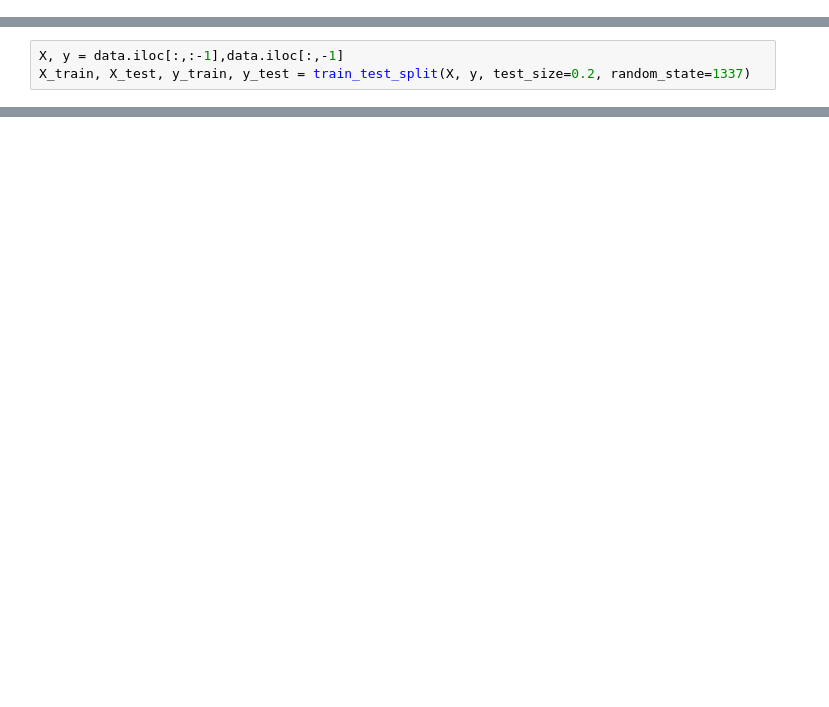
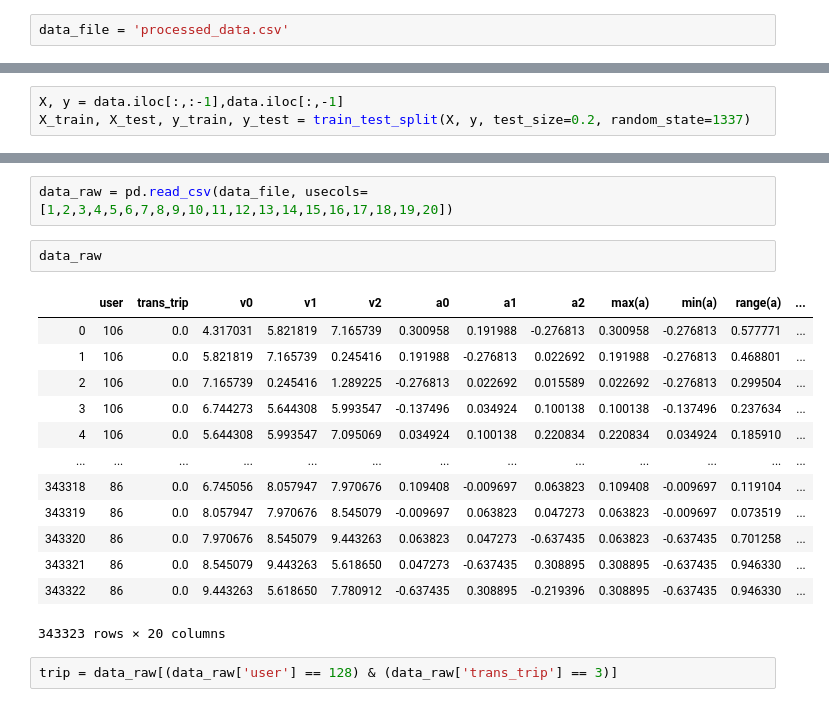
Before and after one commit to greenBene/ba-ml-model, a Jupyter notebook: xgboost-training.ipynb, the cells around one changed output, grey strips where cells are left out. Drawn from its saved outputs; the diff is of its cells as text; blank space fills up the shorter version.

```diff
--- a/xgboost-training.ipynb
+++ b/xgboost-training.ipynb
@@ -16 +14,3 @@ data_file = 'processed_data_2.csv'
+# %%
+data_file = 'processed_data.csv'
 # %%
@@ -95,0 +105,20 @@ print(preds)
+# %%
+data_raw = pd.read_csv(data_file, usecols=[1,2,3,4,5,6,7,8,9,10,11,12,13,14,15,16,17,18,19,20])
+# %%
+data_raw
+# %% [output]
+|  | user | trans_trip | v0 | v1 | v2 | a0 | a1 | a2 | max(a) | min(a) | range(a) | ... |
+| 0 | 106 | 0.0 | 4.317031 | 5.821819 | 7.165739 | 0.300958 | 0.191988 | -0.276813 | 0.300958 | -0.276813 | 0.577771 | ... |
+| 1 | 106 | 0.0 | 5.821819 | 7.165739 | 0.245416 | 0.191988 | -0.276813 | 0.022692 | 0.191988 | -0.276813 | 0.468801 | ... |
+| 2 | 106 | 0.0 | 7.165739 | 0.245416 | 1.289225 | -0.276813 | 0.022692 | 0.015589 | 0.022692 | -0.276813 | 0.299504 | ... |
+| 3 | 106 | 0.0 | 6.744273 | 5.644308 | 5.993547 | -0.137496 | 0.034924 | 0.100138 | 0.100138 | -0.137496 | 0.237634 | ... |
+| 4 | 106 | 0.0 | 5.644308 | 5.993547 | 7.095069 | 0.034924 | 0.100138 | 0.220834 | 0.220834 | 0.034924 | 0.185910 | ... |
+| ... | ... | ... | ... | ... | ... | ... | ... | ... | ... | ... | ... | ... |
+| 343318 | 86 | 0.0 | 6.745056 | 8.057947 | 7.970676 | 0.109408 | -0.009697 | 0.063823 | 0.109408 | -0.009697 | 0.119104 | ... |
+| 343319 | 86 | 0.0 | 8.057947 | 7.970676 | 8.545079 | -0.009697 | 0.063823 | 0.047273 | 0.063823 | -0.009697 | 0.073519 | ... |
+| 343320 | 86 | 0.0 | 7.970676 | 8.545079 | 9.443263 | 0.063823 | 0.047273 | -0.637435 | 0.063823 | -0.637435 | 0.701258 | ... |
+| 343321 | 86 | 0.0 | 8.545079 | 9.443263 | 5.618650 | 0.047273 | -0.637435 | 0.308895 | 0.308895 | -0.637435 | 0.946330 | ... |
+| 343322 | 86 | 0.0 | 9.443263 | 5.618650 | 7.780912 | -0.637435 | 0.308895 | -0.219396 | 0.308895 | -0.637435 | 0.946330 | ... |
+343323 rows × 20 columns
+# %%
+trip = data_raw[(data_raw['user'] == 128) & (data_raw['trans_trip'] == 3)]
```
Also changed, not shown: parts of 22 cells of this notebook, 5 other files.
